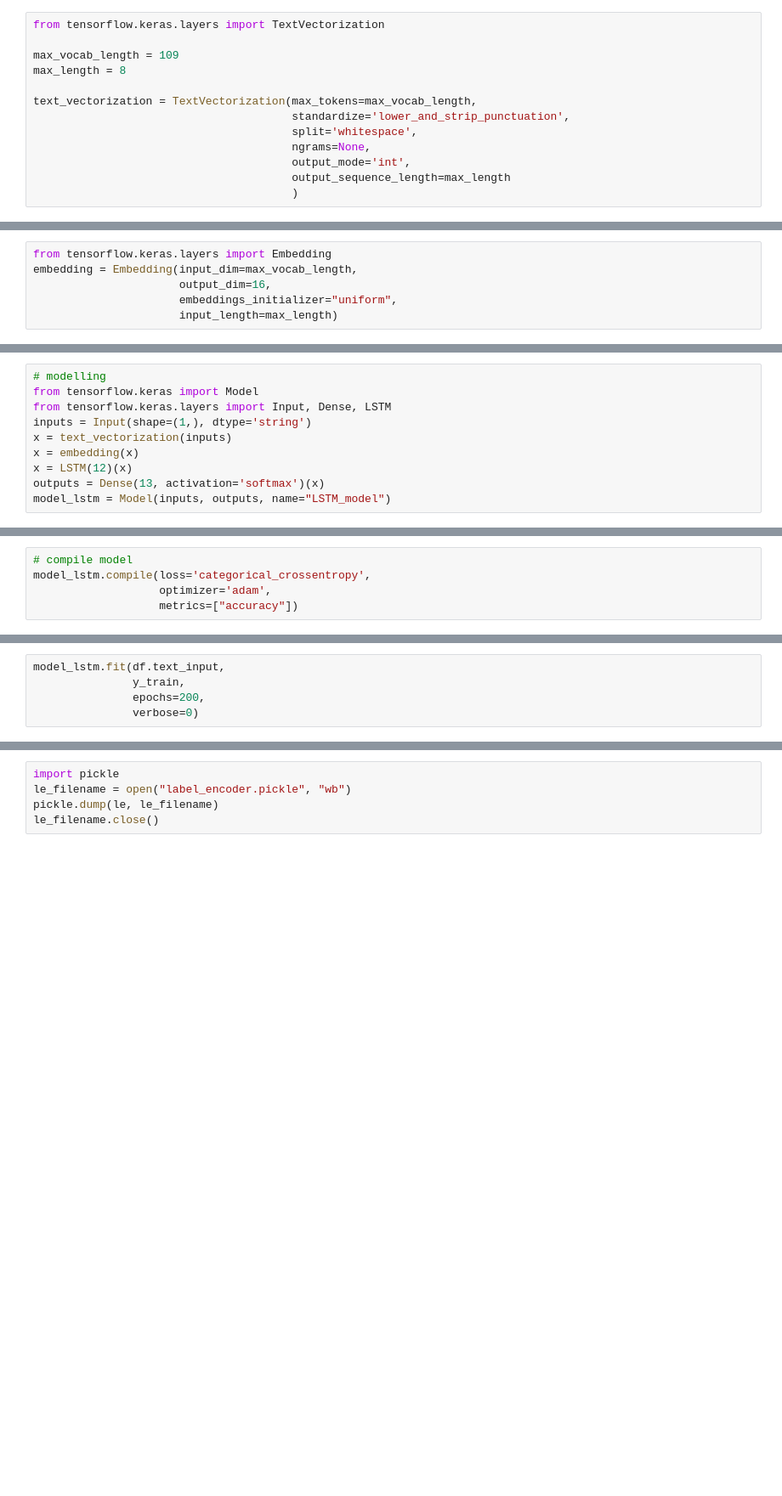
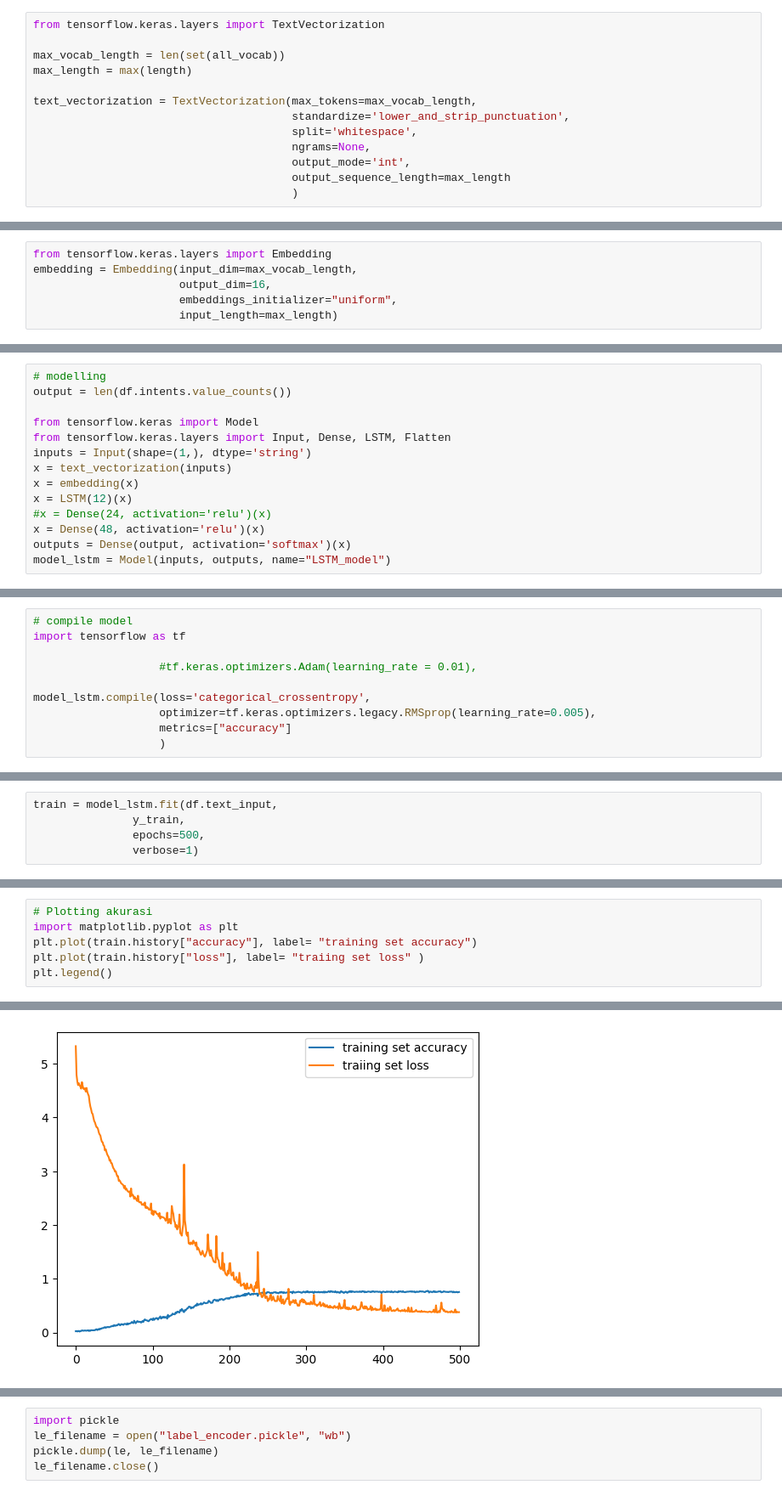
Before and after one commit to fakhrulnurmulyana/HukumQ-ML_Part, a Jupyter notebook: HukumQ(work_version).ipynb, the cells around one changed output, grey strips where cells are left out. Shown at 85% size. Drawn from its saved outputs; the diff is of its cells as text; blank space fills up the shorter version.

```diff
--- a/HukumQ(work_version).ipynb
+++ b/HukumQ(work_version).ipynb
@@ -304,8 +2698,8 @@ len(set(all_vocab))
 # %%
 from tensorflow.keras.layers import TextVectorization
 
-max_vocab_length = 109
-max_length = 8
+max_vocab_length = len(set(all_vocab))
+max_length = max(length)
 
 text_vectorization = TextVectorization(max_tokens=max_vocab_length,
                                        standardize='lower_and_strip_punctuation',
@@ -375,10 +2743,14 @@ array([[[ 0.02662951,  0.03956754,  0.01691711, -0.04837078,
 # %%
 # modelling
+output = len(df.intents.value_counts())
+
 from tensorflow.keras import Model
-from tensorflow.keras.layers import Input, Dense, LSTM
+from tensorflow.keras.layers import Input, Dense, LSTM, Flatten
 inputs = Input(shape=(1,), dtype='string')
 x = text_vectorization(inputs)
 x = embedding(x)
 x = LSTM(12)(x)
-outputs = Dense(13, activation='softmax')(x)
+#x = Dense(24, activation='relu')(x)
+x = Dense(48, activation='relu')(x)
+outputs = Dense(output, activation='softmax')(x)
 model_lstm = Model(inputs, outputs, name="LSTM_model")
@@ -385,5 +2760,10 @@ model_lstm = Model(inputs, outputs, name="LSTM_model")
 # %%
 # compile model
+import tensorflow as tf
+
+                   #tf.keras.optimizers.Adam(learning_rate = 0.01),
+
 model_lstm.compile(loss='categorical_crossentropy',
-                   optimizer='adam',
-                   metrics=["accuracy"])
+                   optimizer=tf.keras.optimizers.legacy.RMSprop(learning_rate=0.005),
+                   metrics=["accuracy"]
+                   )
@@ -405,6 +2770,6 @@ Name: text_input, Length: 80, dtype: object
 # %%
-model_lstm.fit(df.text_input,
+train = model_lstm.fit(df.text_input,
                y_train,
-               epochs=200,
-               verbose=0)
+               epochs=500,
+               verbose=1)
 # %% [output]
@@ -418,0 +2852,7 @@ model_lstm.save("bot_model.tf")
+# %%
+# Plotting akurasi
+import matplotlib.pyplot as plt
+plt.plot(train.history["accuracy"], label= "training set accuracy")
+plt.plot(train.history["loss"], label= "traiing set loss" )
+plt.legend()
+# %% [output]
@@ -418,0 +2860 @@ model_lstm.save("bot_model.tf")
+[figure, added]
```
Also changed, not shown: parts of 46 cells of this notebook.
